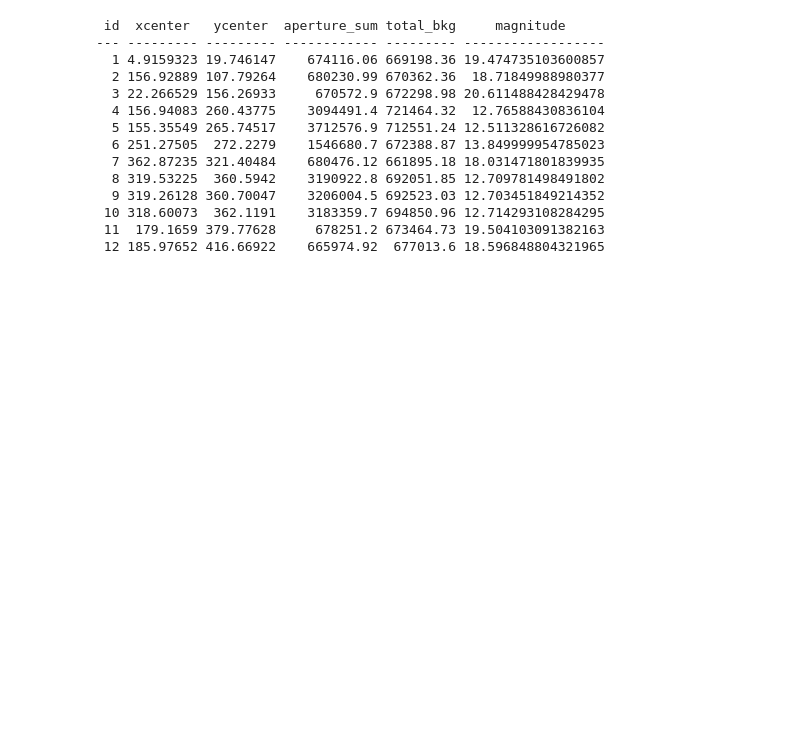
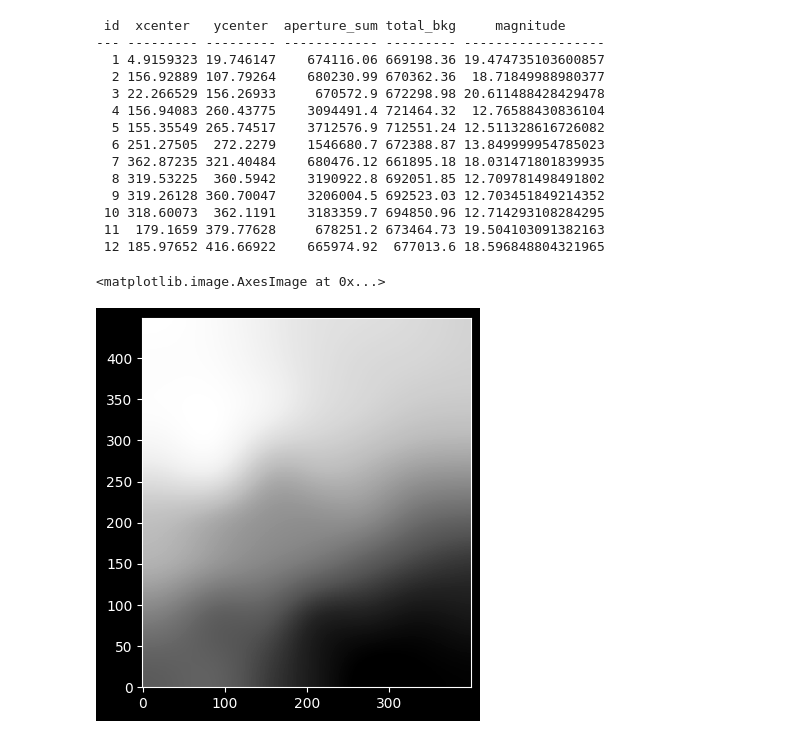
Before and after one commit to kybik0606/Digital-processing-of-astronomical-images-using-astronomical-libraries-for-Python, a Jupyter notebook: My-astro-project/notebooks/07-stars-detection.ipynb, the cells around one changed output. Saved outputs shown, nothing was run; the diff lists cells and outputs as text; code cells hidden in the pictures; blank space fills up the shorter version.

Commit message:
Background Estimation

```diff
--- a/My-astro-project/notebooks/07-stars-detection.ipynb
+++ b/My-astro-project/notebooks/07-stars-detection.ipynb
@@ -170,3 +170,16 @@ star_data.pprint(max_lines = -1, max_width = -1)
  10 318.60073  362.1191    3183359.7 694850.96 12.714293108284295
  11  179.1659 379.77628     678251.2 673464.73 19.504103091382163
  12 185.97652 416.66922    665974.92  677013.6 18.596848804321965
+# %%
+from astropy.stats import SigmaClip
+from photutils.background import Background2D, MedianBackground
+sigma_clip = SigmaClip(sigma=3.0)
+bkg_estimator = MedianBackground()
+bkg = Background2D(section1, (60, 60), filter_size=(3, 3),
+                   sigma_clip=sigma_clip, bkg_estimator=bkg_estimator)
+# %%
+plt.imshow(bkg.background, origin='lower', cmap='Greys_r',
+           interpolation='nearest')
+# %% [output]
+<matplotlib.image.AxesImage at 0x...>
+[figure, added]
```
Also changed, not shown: parts of 8 cells of this notebook.
